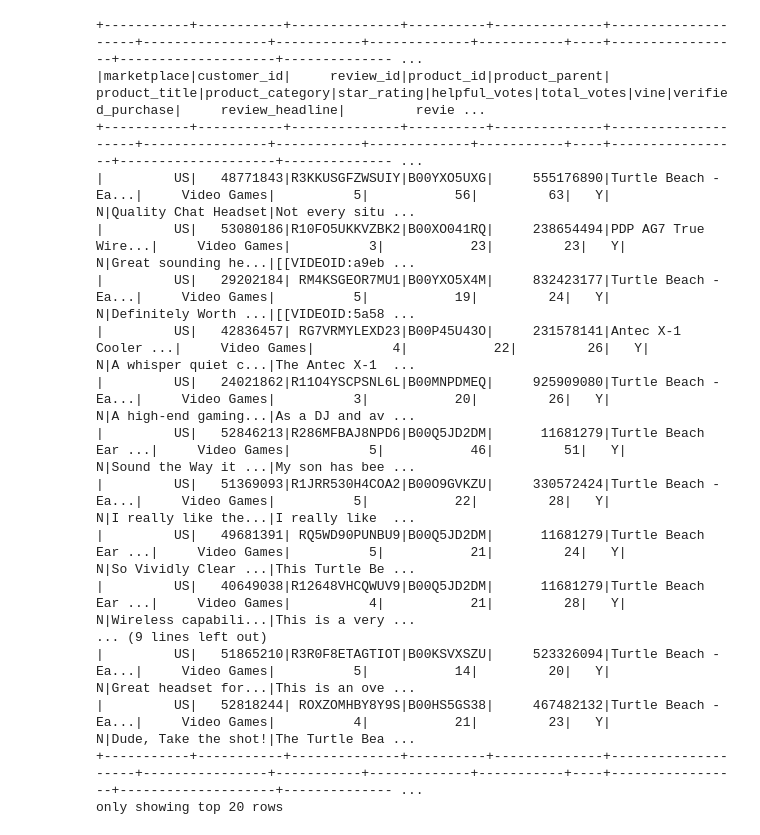
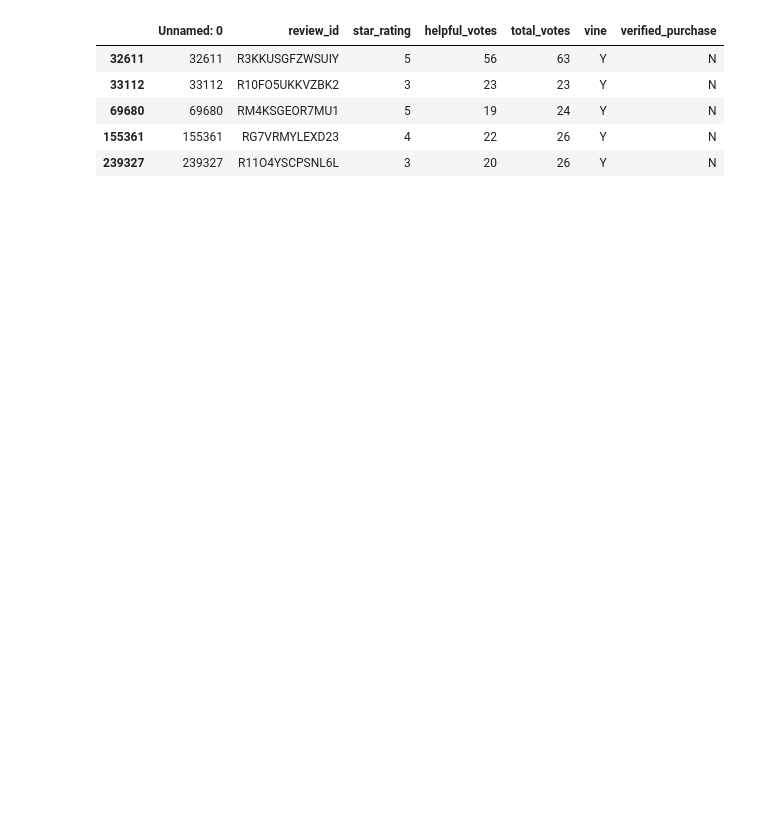
Before and after one commit to shahla4539/Amazon_Vine_Analysis, a Jupyter notebook: Vine_Review_Analysis.ipynb, the cells around one changed output. Cells and saved outputs as stored; diff of their text form; code cells hidden in the pictures; blank space fills up the shorter version.

```diff
--- a/Vine_Review_Analysis.ipynb
+++ b/Vine_Review_Analysis.ipynb
@@ -130,25 +111,14 @@ only showing top 20 rows
 # %%
 paid_reviews_df=helpful_votes_df[helpful_votes_df["vine"]=="Y"]
 # %%
-paid_reviews_df.show()
+paid_reviews_df.head()
 # %% [output]
-+-----------+-----------+--------------+----------+--------------+--------------------+----------------+-----------+-------------+-----------+----+-----------------+--------------------+-------------- ...
-|marketplace|customer_id|     review_id|product_id|product_parent|       product_title|product_category|star_rating|helpful_votes|total_votes|vine|verified_purchase|     review_headline|         revie ...
-+-----------+-----------+--------------+----------+--------------+--------------------+----------------+-----------+-------------+-----------+----+-----------------+--------------------+-------------- ...
-|         US|   48771843|R3KKUSGFZWSUIY|B00YXO5UXG|     555176890|Turtle Beach - Ea...|     Video Games|          5|           56|         63|   Y|                N|Quality Chat Headset|Not every situ ...
-|         US|   53080186|R10FO5UKKVZBK2|B00XO041RQ|     238654494|PDP AG7 True Wire...|     Video Games|          3|           23|         23|   Y|                N|Great sounding he...|[[VIDEOID:a9eb ...
-|         US|   29202184| RM4KSGEOR7MU1|B00YXO5X4M|     832423177|Turtle Beach - Ea...|     Video Games|          5|           19|         24|   Y|                N|Definitely Worth ...|[[VIDEOID:5a58 ...
-|         US|   42836457| RG7VRMYLEXD23|B00P45U43O|     231578141|Antec X-1 Cooler ...|     Video Games|          4|           22|         26|   Y|                N|A whisper quiet c...|The Antec X-1  ...
-|         US|   24021862|R11O4YSCPSNL6L|B00MNPDMEQ|     925909080|Turtle Beach - Ea...|     Video Games|          3|           20|         26|   Y|                N|A high-end gaming...|As a DJ and av ...
-|         US|   52846213|R286MFBAJ8NPD6|B00Q5JD2DM|      11681279|Turtle Beach Ear ...|     Video Games|          5|           46|         51|   Y|                N|Sound the Way it ...|My son has bee ...
-|         US|   51369093|R1JRR530H4COA2|B00O9GVKZU|     330572424|Turtle Beach - Ea...|     Video Games|          5|           22|         28|   Y|                N|I really like the...|I really like  ...
-|         US|   49681391| RQ5WD90PUNBU9|B00Q5JD2DM|      11681279|Turtle Beach Ear ...|     Video Games|          5|           21|         24|   Y|                N|So Vividly Clear ...|This Turtle Be ...
-|         US|   40649038|R12648VHCQWUV9|B00Q5JD2DM|      11681279|Turtle Beach Ear ...|     Video Games|          4|           21|         28|   Y|                N|Wireless capabili...|This is a very ...
-... (9 lines left out)
-|         US|   51865210|R3R0F8ETAGTIOT|B00KSVXSZU|     523326094|Turtle Beach - Ea...|     Video Games|          5|           14|         20|   Y|                N|Great headset for...|This is an ove ...
-|         US|   52818244| ROXZOMHBY8Y9S|B00HS5GS38|     467482132|Turtle Beach - Ea...|     Video Games|          4|           21|         23|   Y|                N|Dude, Take the shot!|The Turtle Bea ...
-+-----------+-----------+--------------+----------+--------------+--------------------+----------------+-----------+-------------+-----------+----+-----------------+--------------------+-------------- ...
-only showing top 20 rows
+|  | Unnamed: 0 | review_id | star_rating | helpful_votes | total_votes | vine | verified_purchase |
+| 32611 | 32611 | R3KKUSGFZWSUIY | 5 | 56 | 63 | Y | N |
+| 33112 | 33112 | R10FO5UKKVZBK2 | 3 | 23 | 23 | Y | N |
+| 69680 | 69680 | RM4KSGEOR7MU1 | 5 | 19 | 24 | Y | N |
+| 155361 | 155361 | RG7VRMYLEXD23 | 4 | 22 | 26 | Y | N |
+| 239327 | 239327 | R11O4YSCPSNL6L | 3 | 20 | 26 | Y | N |
 # %%
 unpaid_reviews_df=helpful_votes_df[helpful_votes_df["vine"]=="N"]
 # %%
```
Also changed, not shown: parts of 21 cells of this notebook, 2 other files.
